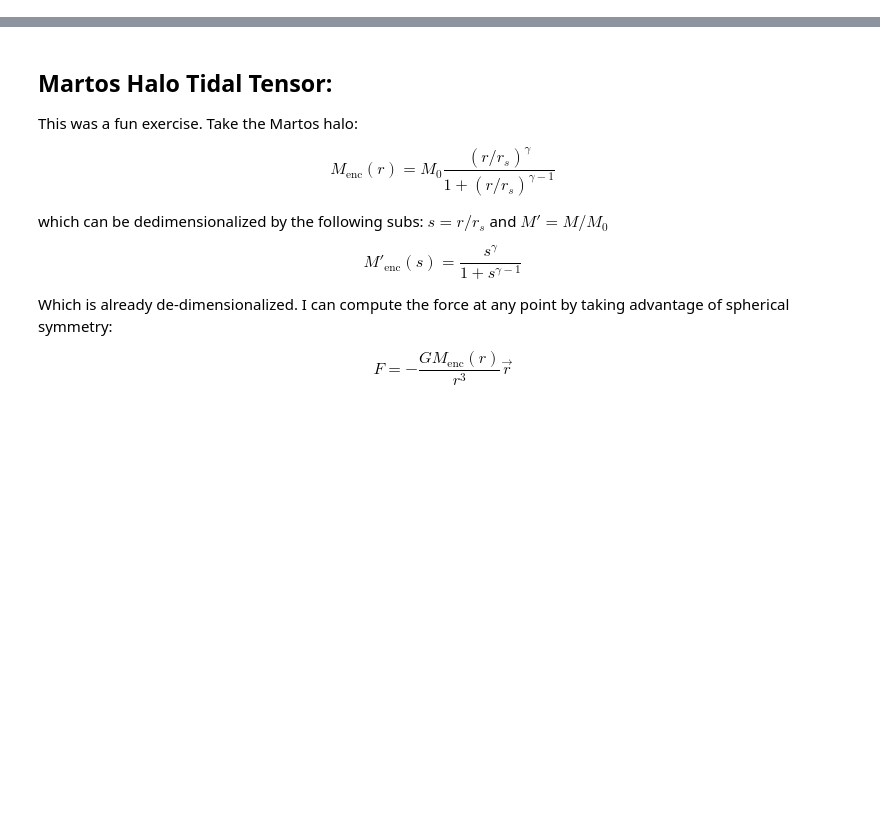
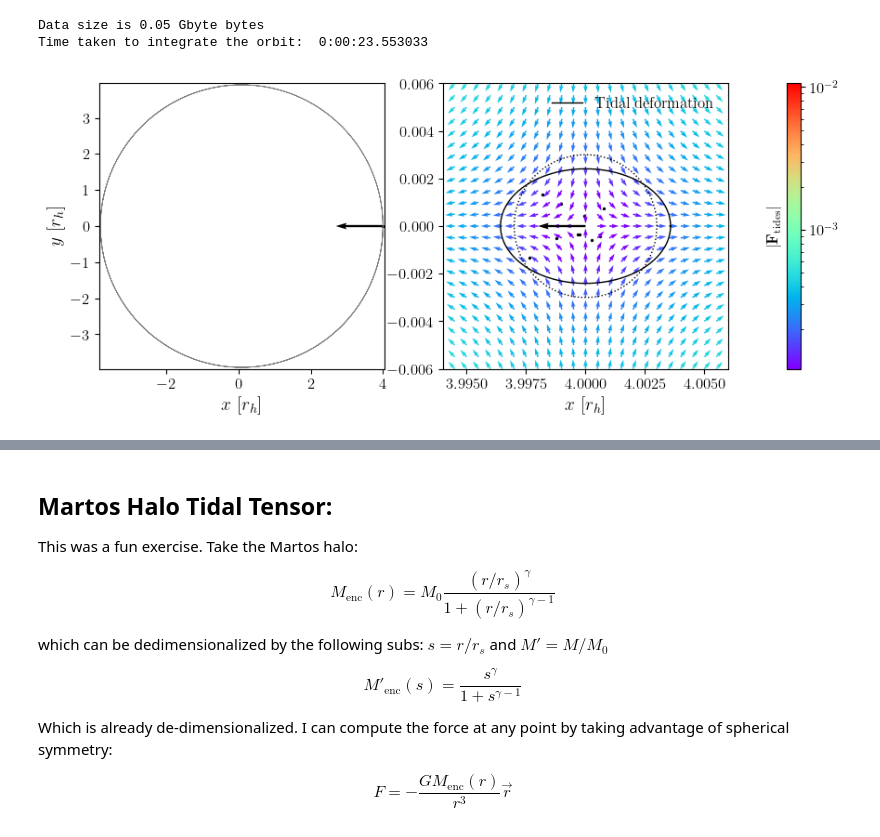
Before and after one commit to salvatore-ferrone/phd-thesis-ferrone, a Jupyter notebook: demos/tidalTensor/martos_halo_tidal_tensor.ipynb, the cells around one changed output, grey strips where cells are left out. Saved outputs shown, nothing was run; the diff lists cells and outputs as text; code cells hidden in the pictures; blank space fills up the shorter version.

```diff
--- a/demos/tidalTensor/martos_halo_tidal_tensor.ipynb
+++ b/demos/tidalTensor/martos_halo_tidal_tensor.ipynb
@@ -13,16 +13,16 @@ import multiprocessing as mp
 # halo params
 halomass = 1e12
 haloradius = 30
-gamma = 2.02
+gamma = 4.5
 rcut = 100
 # cluster params
 cluster_mass = 1e6
 cluster_radius = 20/1000
 NP = int(1000)
 # orbit params
-r0 = 60
-eccen = 0.5
-num_orbits = 3
+r0 = 4*haloradius
+eccen = 0.1
+num_orbits = 4
 # %%
 # load in units
 unitL= u.kpc
@@ -54,0 +55,29 @@ orbitparams         =   r0,eccen,num_orbits
+# %%
+# do the simulation
+timesteps,  hostorbit, freshstream=MTT.make_stream(haloparams,orbitparams, isotropicplummer)
+# %% [output]
+Data size is 0.05 Gbyte bytes
+Time taken to integrate the orbit:  0:00:23.553033
+# %%
+dtfactor = 10
+# unscale the result
+orbit,stream= MTT.unscale(r_scale,v_scale, hostorbit,freshstream)
+# get the position of the host
+xt, yt, zt, vxt, vyt, vzt = orbit
+xp, yp, zp, vxp, vyp, vzp = stream
+pos = np.array([xt[-1],yt[-1],zt[-1]])
+myellipse,circle=MTT.get_dimensionless_deformed_ellipse(pos*haloradius, dx/2,haloparams,dtfactor=dtfactor)
+dXs, dYs, F_tides= MTT.get_tidal_vectors(pos,dx,gamma, n_vectors)
+F_tides_mag = np.linalg.norm(F_tides,axis=0)
+# %%
+vmin = 1e-3*F_tidal_scale.value
+vmax = 1e-1*F_tidal_scale.value
+cmap = mpl.cm.rainbow
+norm = mpl.colors.LogNorm(vmin=vmin, vmax=vmax)
+cbarstuff = norm,cmap
+F_colors = cmap(norm(F_tides_mag))
+# pack up the stream and orbit
+orbitxy = xt, yt
+streamxy = xp, yp
+tidal_stuff = dXs, dYs, F_tides
+ellipseCirlcle = myellipse, circle
@@ -54,0 +87,5 @@ orbitparams         =   r0,eccen,num_orbits
+# %%
+fig, axes = MTT.plot_martos_tidal_field(orbitxy, streamxy, tidal_stuff,
+                            ellipseCirlcle, cbarstuff)
+# %% [output]
+[figure, added]
```
Also changed, not shown: parts of 26 cells of this notebook, 1 other file.
